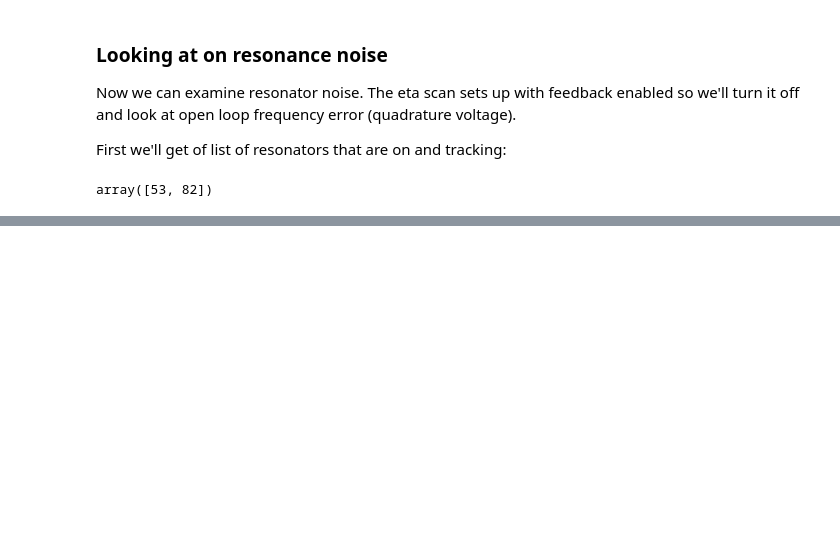
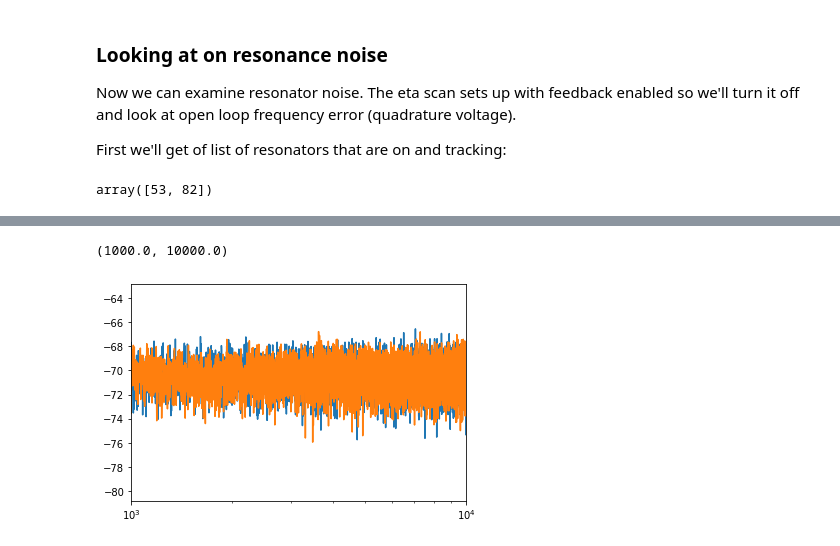
Before and after one commit to slaclab/pysmurf, a Jupyter notebook: scratch/ricochet/ricochet_20211015.ipynb, the cells around one changed output, grey strips where cells are left out. Saved outputs shown, nothing was run; the diff lists cells and outputs as text; code cells hidden in the pictures; blank space fills up the shorter version.

```diff
--- a/scratch/ricochet/ricochet_20211015.ipynb
+++ b/scratch/ricochet/ricochet_20211015.ipynb
@@ -212,0 +241,8 @@ plt.legend()
+# %%
+plt.semilogx(pxxi_dbc)
+plt.semilogx(pxxq_dbc)
+
+plt.xlim(1e3,1e4)
+# %% [output]
+(1000.0, 10000.0)
+[figure, added]
```
Also changed, not shown: parts of 19 cells of this notebook, 2 other files.
